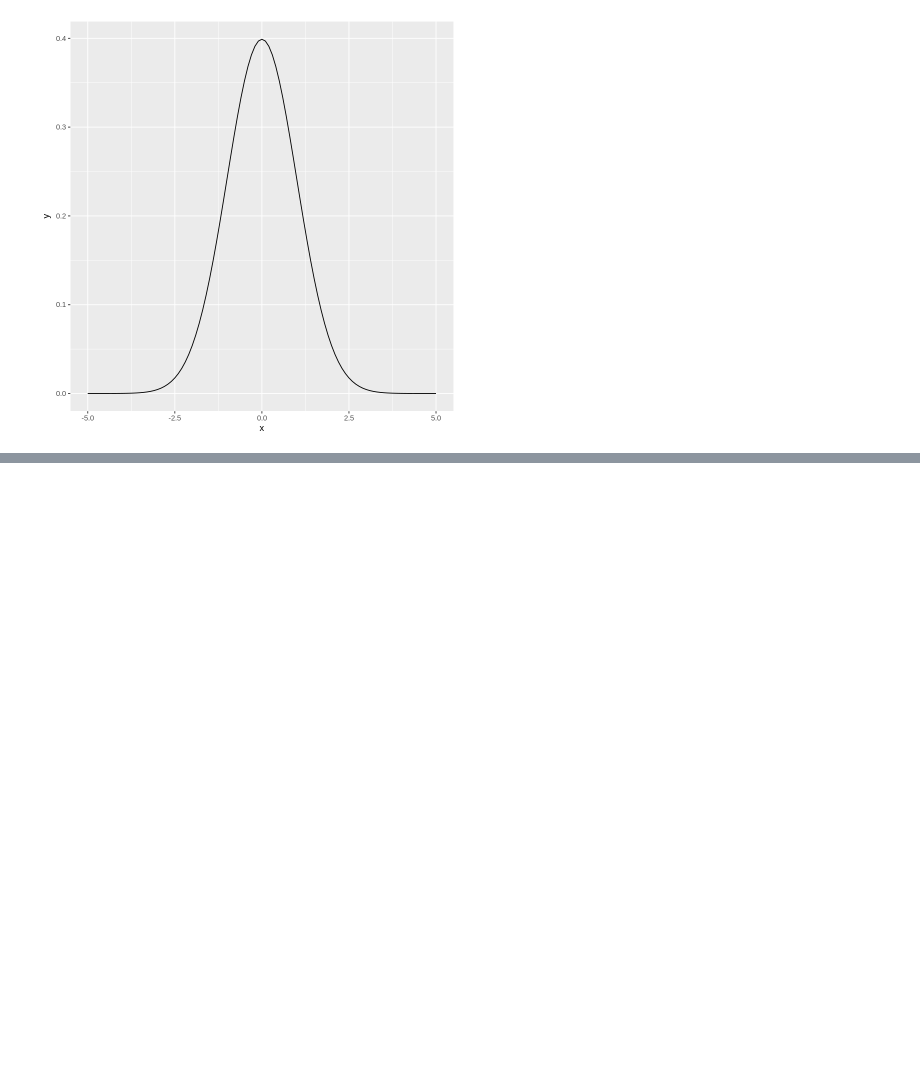
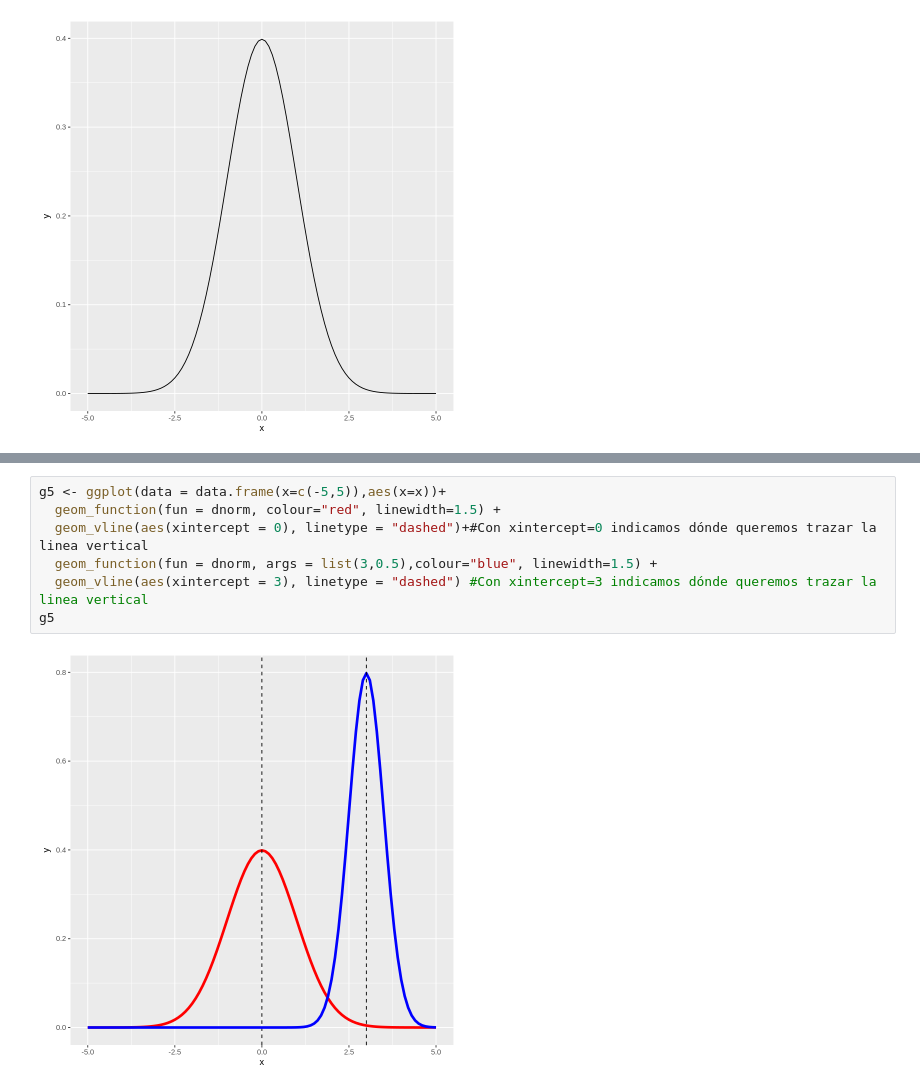
Before and after one commit to DanielCardozo25/Actividades_Google_Colab, a Jupyter notebook: PercentilesyCuantiles-18-8.ipynb, the cells around one changed output, grey strips where cells are left out. Drawn from its saved outputs; the diff is of its cells as text; blank space fills up the shorter version.

```diff
--- a/PercentilesyCuantiles-18-8.ipynb
+++ b/PercentilesyCuantiles-18-8.ipynb
@@ -159,0 +181,9 @@ g2
+# %%
+g5 <- ggplot(data = data.frame(x=c(-5,5)),aes(x=x))+
+  geom_function(fun = dnorm, colour="red", linewidth=1.5) +
+  geom_vline(aes(xintercept = 0), linetype = "dashed")+#Con xintercept=0 indicamos dónde queremos trazar la linea vertical
+  geom_function(fun = dnorm, args = list(3,0.5),colour="blue", linewidth=1.5) +
+  geom_vline(aes(xintercept = 3), linetype = "dashed") #Con xintercept=3 indicamos dónde queremos trazar la linea vertical
+g5
+# %% [output]
+[figure, added]
```
Also changed, not shown: parts of 11 cells of this notebook.
